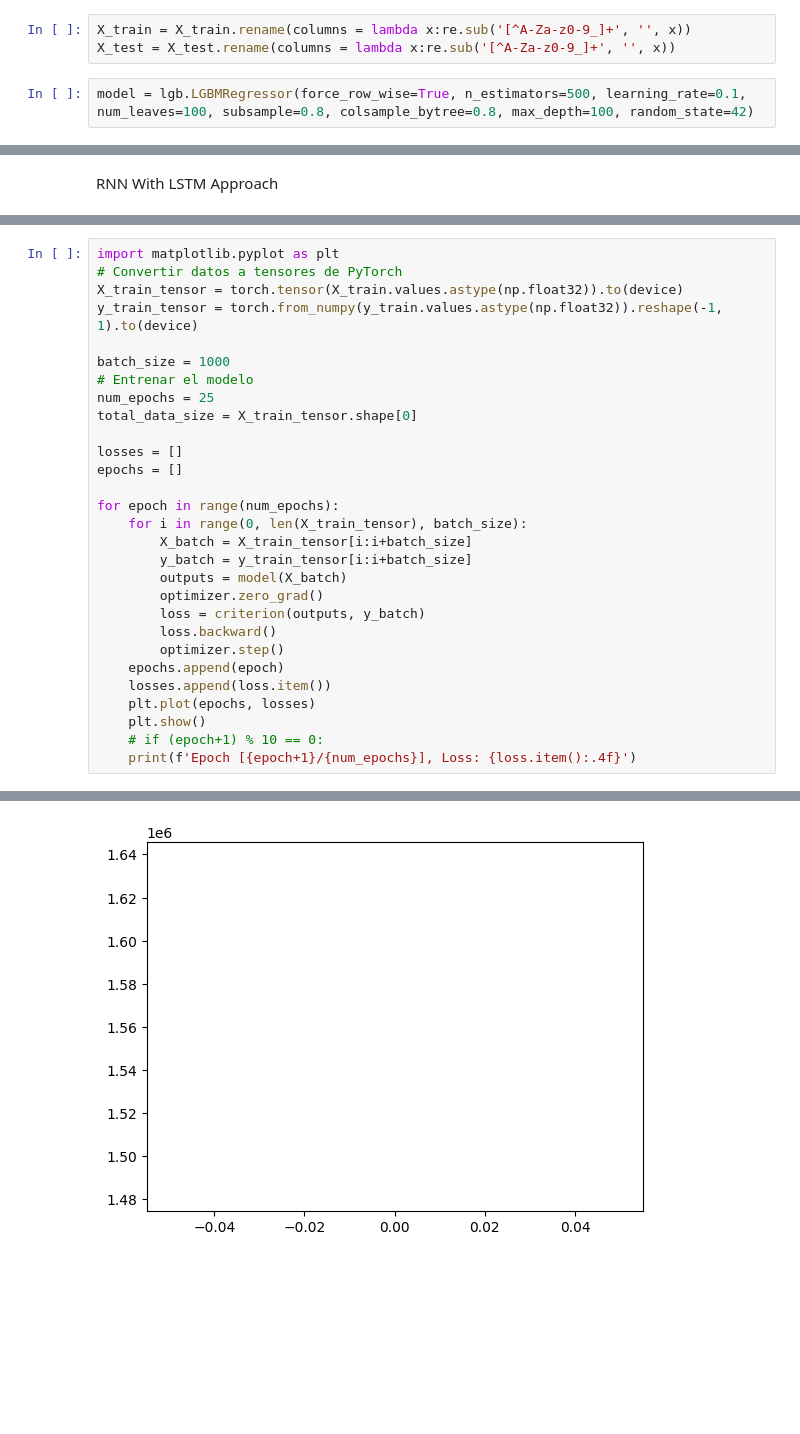
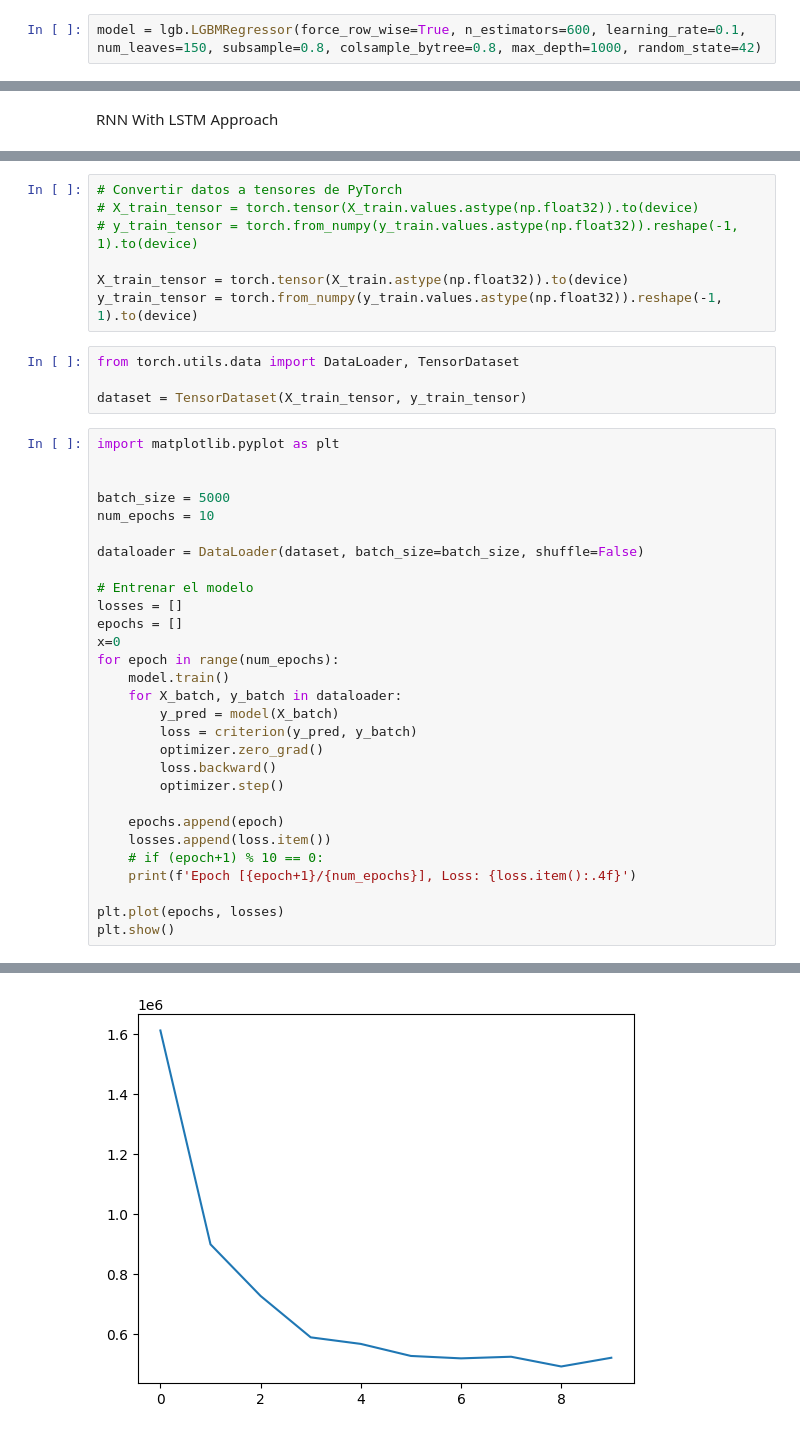
Before and after one commit to tomaszbk/time_series__sales_forecasting_ml, a Jupyter notebook: train2.ipynb, the cells around one changed output, grey strips where cells are left out. Saved outputs shown, nothing was run; the diff lists cells and outputs as text; blank space fills up the shorter version.

```diff
--- a/train2.ipynb
+++ b/train2.ipynb
@@ -46,8 +29,5 @@ Index(['onpromotion', 'cluster', 'is_holiday', 'oil_price', 'month', 'year',
-# %%
-X_train = X_train.rename(columns = lambda x:re.sub('[^A-Za-z0-9_]+', '', x))
-X_test = X_test.rename(columns = lambda x:re.sub('[^A-Za-z0-9_]+', '', x))
 # %%
-model = lgb.LGBMRegressor(force_row_wise=True, n_estimators=500, learning_rate=0.1, num_leaves=100, subsample=0.8, colsample_bytree=0.8, max_depth=100, random_state=42)
+model = lgb.LGBMRegressor(force_row_wise=True, n_estimators=600, learning_rate=0.1, num_leaves=150, subsample=0.8, colsample_bytree=0.8, max_depth=1000, random_state=42)
 # %%
 model.fit(X_train, y_train)
 # %% [output]
@@ -239,30 +200,41 @@ optimizer = torch.optim.Adam(model.parameters(), lr=0.03)
+# %%
+# Convertir datos a tensores de PyTorch
+# X_train_tensor = torch.tensor(X_train.values.astype(np.float32)).to(device)
+# y_train_tensor = torch.from_numpy(y_train.values.astype(np.float32)).reshape(-1, 1).to(device)
+
+X_train_tensor = torch.tensor(X_train.astype(np.float32)).to(device)
+y_train_tensor = torch.from_numpy(y_train.values.astype(np.float32)).reshape(-1, 1).to(device)
+# %%
+from torch.utils.data import DataLoader, TensorDataset
+
+dataset = TensorDataset(X_train_tensor, y_train_tensor)
 # %%
 import matplotlib.pyplot as plt
-# Convertir datos a tensores de PyTorch
-X_train_tensor = torch.tensor(X_train.values.astype(np.float32)).to(device)
-y_train_tensor = torch.from_numpy(y_train.values.astype(np.float32)).reshape(-1, 1).to(device)
 
-batch_size = 1000
+
+batch_size = 5000
+num_epochs = 10
+
+dataloader = DataLoader(dataset, batch_size=batch_size, shuffle=False)
+
 # Entrenar el modelo
-num_epochs = 25
-total_data_size = X_train_tensor.shape[0]
-
 losses = []
 epochs = []
-
+x=0
 for epoch in range(num_epochs):
-    for i in range(0, len(X_train_tensor), batch_size):
-        X_batch = X_train_tensor[i:i+batch_size]
-        y_batch = y_train_tensor[i:i+batch_size]
-        outputs = model(X_batch)
+    model.train()
+    for X_batch, y_batch in dataloader:
+        y_pred = model(X_batch)
+        loss = criterion(y_pred, y_batch)
         optimizer.zero_grad()
-        loss = criterion(outputs, y_batch)
         loss.backward()
         optimizer.step()
+
     epochs.append(epoch)
     losses.append(loss.item())
-    plt.plot(epochs, losses)
-    plt.show()
     # if (epoch+1) % 10 == 0:
     print(f'Epoch [{epoch+1}/{num_epochs}], Loss: {loss.item():.4f}')
+
+plt.plot(epochs, losses)
+plt.show()
 # %% [output]
@@ -269 +251 @@ for epoch in range(num_epochs):
-[figure, old version]
+[figure, new version]
```
Also changed, not shown: parts of 13 cells of this notebook, 3 other files.
